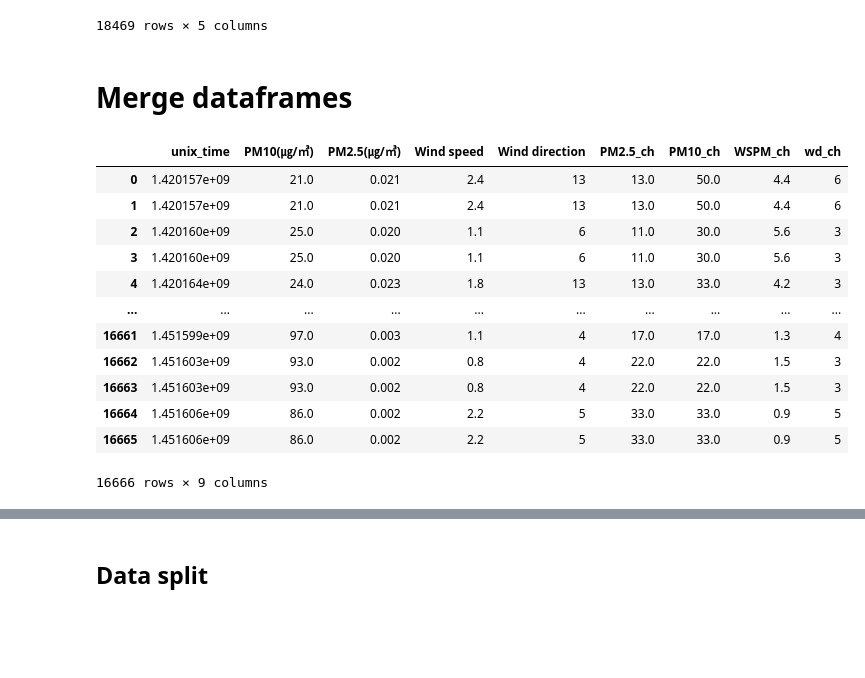
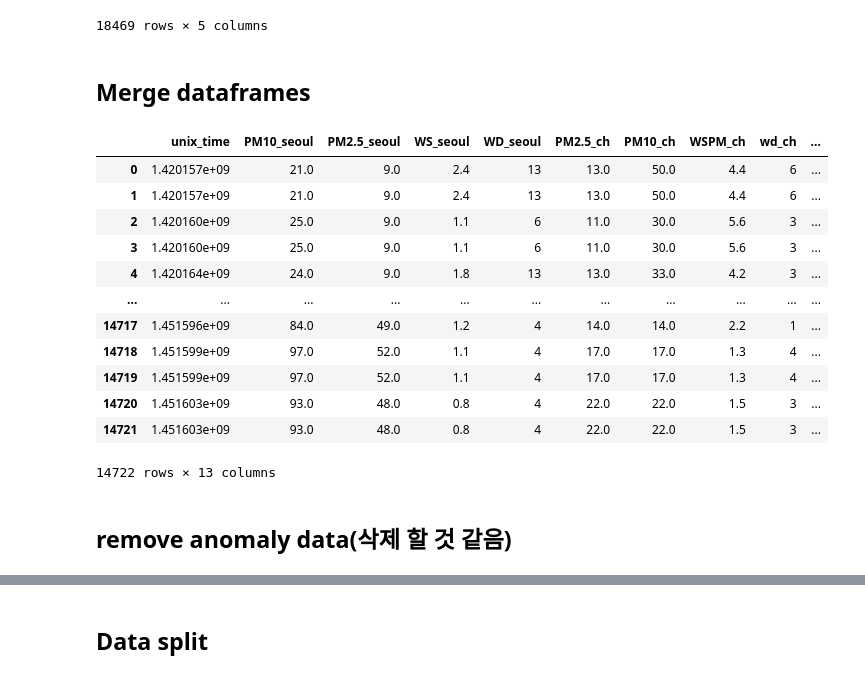
Before and after one commit to Aivyss/Seoul_air_quality_prediction, a Jupyter notebook: Seoul_Air_Quality_Prediction_(2015_2016)_sk_hg_hy.ipynb, the cells around one changed output, grey strips where cells are left out. Drawn from its saved outputs; the diff is of its cells as text; code cells hidden in the pictures; blank space fills up the shorter version.

```diff
--- a/Seoul_Air_Quality_Prediction_(2015_2016)_sk_hg_hy.ipynb
+++ b/Seoul_Air_Quality_Prediction_(2015_2016)_sk_hg_hy.ipynb
@@ -96,0 +126,3 @@ seoul_15_16_df
+# %%
+baek_15_16_df = baek_15_16_df.drop(['Ozone', 'NO2', 'NO', 'SO2',], axis=1).dropna()
+baek_15_16_df
@@ -102,10 +148,18 @@ from sklearn.preprocessing import LabelEncoder
 
 encoder = LabelEncoder()
 wd_seoul = encoder.fit_transform(seoul_15_16_df['Wind direction'])
+wd_baek = encoder.fit_transform(baek_15_16_df['Wind direction'])
 wd_seoul = pd.Series(wd_seoul.tolist(), name='Wind direction')
+wd_baek = pd.Series(wd_baek.tolist(), name='Wind direction')
 seoul_15_16_df = seoul_15_16_df.reset_index()
+baek_15_16_df = baek_15_16_df.reset_index()
 
 seoul_15_16_df = seoul_15_16_df.drop('Wind direction', axis=1)
+baek_15_16_df = baek_15_16_df.drop('Wind direction', axis=1)
 seoul_15_16_df = pd.concat([seoul_15_16_df, wd_seoul], axis=1)
+baek_15_16_df = pd.concat([baek_15_16_df, wd_baek], axis=1)
+
+seoul_15_16_df = seoul_15_16_df.drop('index', axis=1)
+seoul_15_16_df.columns = ['unix_time', 'PM10_seoul', 'PM2.5_seoul', 'WS_seoul', 'WD_seoul']
 seoul_15_16_df
 # %% [output]
@@ -127,4 +178,0 @@ seoul_15_16_df
-# %%
-seoul_15_16_df = seoul_15_16_df.dropna()
-seoul_15_16_df = seoul_15_16_df.drop('index', axis=1)
-seoul_15_16_df
@@ -162,0 +179,4 @@ dtype: int64
+# %%
+baek_15_16_df = baek_15_16_df.drop('index', axis=1)
+baek_15_16_df.columns = ['unix_time', 'PM10_baek', 'PM2.5_baek', 'WS_baek', 'WD_baek']
+baek_15_16_df
@@ -285,21 +319,24 @@ china_df_copy
 | 18468 | 1.488409e+09 | 19.0 | 31.0 | 1.3 | 5 |
 18469 rows × 5 columns
 # %% [markdown]
-# Merge dataframes
+## Merge dataframes
 # %%
 df = pd.merge(seoul_15_16_df, china_df_copy, on='unix_time')
+df = pd.merge(df, baek_15_16_df, on='unix_time')
 df
 # %% [output]
-|  | unix_time | PM10(㎍/㎥) | PM2.5(㎍/㎥) | Wind speed | Wind direction | PM2.5_ch | PM10_ch | WSPM_ch | wd_ch |
-| 0 | 1.420157e+09 | 21.0 | 0.021 | 2.4 | 13 | 13.0 | 50.0 | 4.4 | 6 |
-| 1 | 1.420157e+09 | 21.0 | 0.021 | 2.4 | 13 | 13.0 | 50.0 | 4.4 | 6 |
-| 2 | 1.420160e+09 | 25.0 | 0.020 | 1.1 | 6 | 11.0 | 30.0 | 5.6 | 3 |
-| 3 | 1.420160e+09 | 25.0 | 0.020 | 1.1 | 6 | 11.0 | 30.0 | 5.6 | 3 |
-| 4 | 1.420164e+09 | 24.0 | 0.023 | 1.8 | 13 | 13.0 | 33.0 | 4.2 | 3 |
-| ... | ... | ... | ... | ... | ... | ... | ... | ... | ... |
-| 16661 | 1.451599e+09 | 97.0 | 0.003 | 1.1 | 4 | 17.0 | 17.0 | 1.3 | 4 |
-| 16662 | 1.451603e+09 | 93.0 | 0.002 | 0.8 | 4 | 22.0 | 22.0 | 1.5 | 3 |
-| 16663 | 1.451603e+09 | 93.0 | 0.002 | 0.8 | 4 | 22.0 | 22.0 | 1.5 | 3 |
-| 16664 | 1.451606e+09 | 86.0 | 0.002 | 2.2 | 5 | 33.0 | 33.0 | 0.9 | 5 |
-| 16665 | 1.451606e+09 | 86.0 | 0.002 | 2.2 | 5 | 33.0 | 33.0 | 0.9 | 5 |
+|  | unix_time | PM10_seoul | PM2.5_seoul | WS_seoul | WD_seoul | PM2.5_ch | PM10_ch | WSPM_ch | wd_ch | ... |
+| 0 | 1.420157e+09 | 21.0 | 9.0 | 2.4 | 13 | 13.0 | 50.0 | 4.4 | 6 | ... |
+| 1 | 1.420157e+09 | 21.0 | 9.0 | 2.4 | 13 | 13.0 | 50.0 | 4.4 | 6 | ... |
+| 2 | 1.420160e+09 | 25.0 | 9.0 | 1.1 | 6 | 11.0 | 30.0 | 5.6 | 3 | ... |
+| 3 | 1.420160e+09 | 25.0 | 9.0 | 1.1 | 6 | 11.0 | 30.0 | 5.6 | 3 | ... |
+| 4 | 1.420164e+09 | 24.0 | 9.0 | 1.8 | 13 | 13.0 | 33.0 | 4.2 | 3 | ... |
+| ... | ... | ... | ... | ... | ... | ... | ... | ... | ... | ... |
+| 14717 | 1.451596e+09 | 84.0 | 49.0 | 1.2 | 4 | 14.0 | 14.0 | 2.2 | 1 | ... |
+| 14718 | 1.451599e+09 | 97.0 | 52.0 | 1.1 | 4 | 17.0 | 17.0 | 1.3 | 4 | ... |
+| 14719 | 1.451599e+09 | 97.0 | 52.0 | 1.1 | 4 | 17.0 | 17.0 | 1.3 | 4 | ... |
+| 14720 | 1.451603e+09 | 93.0 | 48.0 | 0.8 | 4 | 22.0 | 22.0 | 1.5 | 3 | ... |
+| 14721 | 1.451603e+09 | 93.0 | 48.0 | 0.8 | 4 | 22.0 | 22.0 | 1.5 | 3 | ... |
-16666 rows × 9 columns
+14722 rows × 13 columns
+# %% [markdown]
+## remove anomaly data(삭제 할 것 같음)
```
Also changed, not shown: parts of 53 cells of this notebook.
